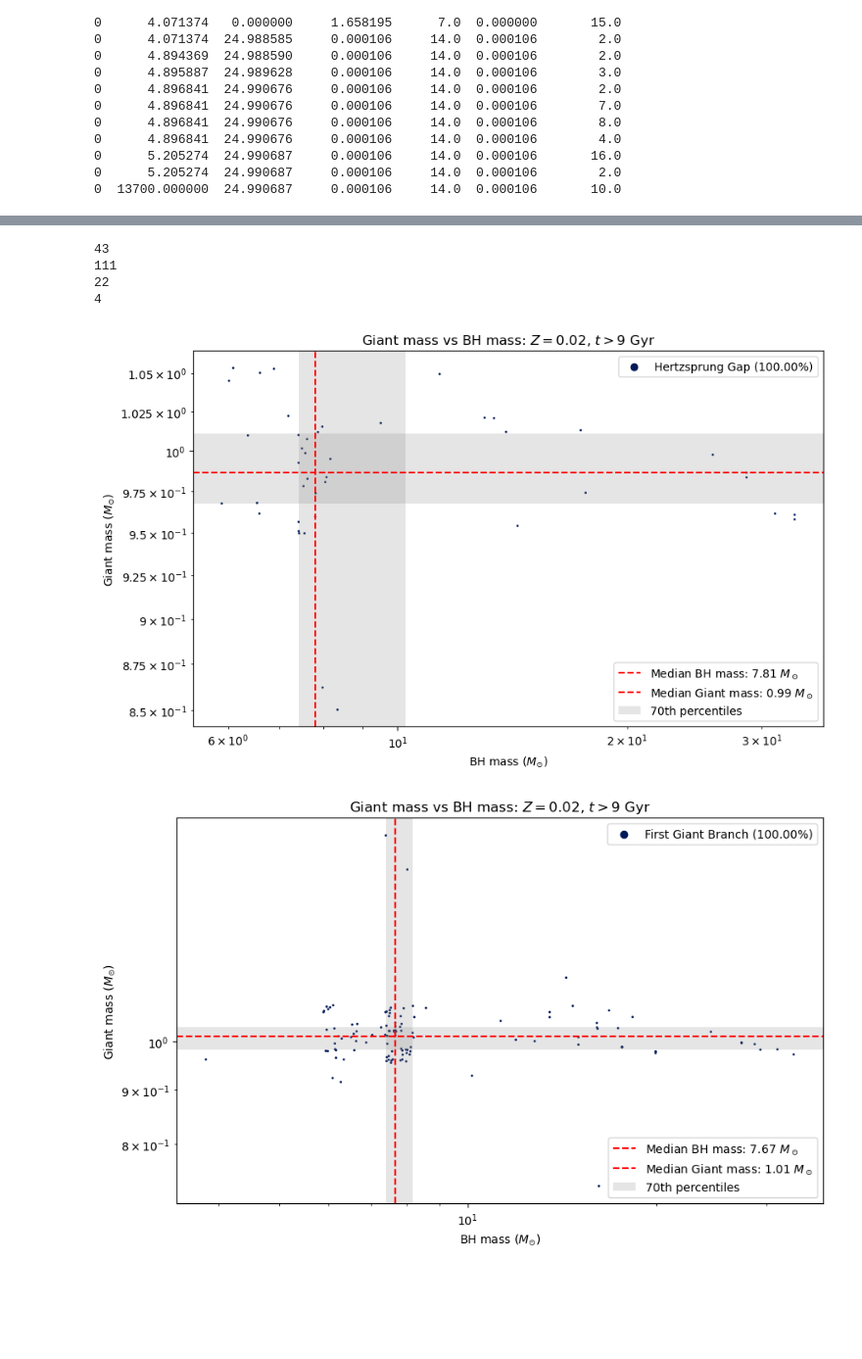
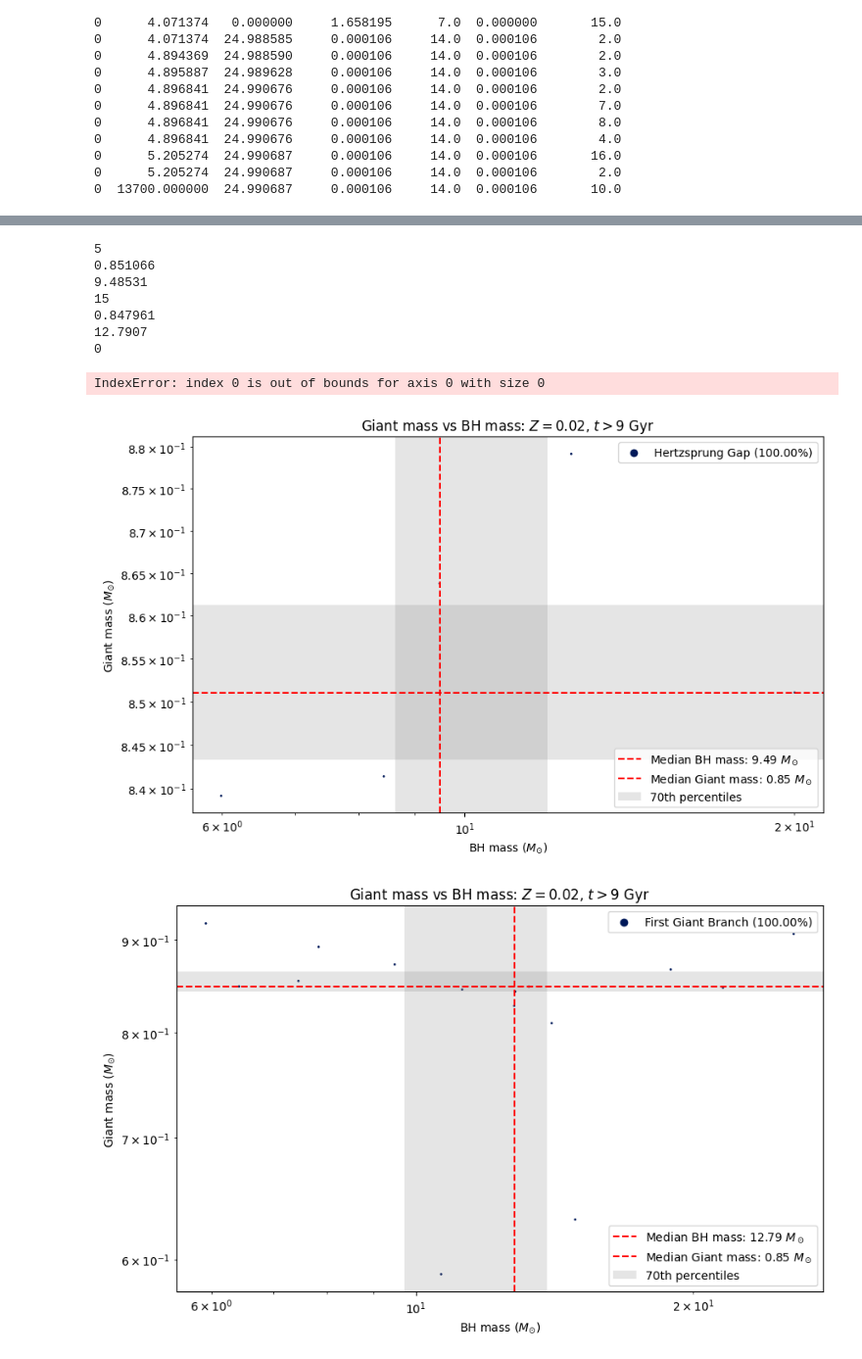
Before and after one commit to Stufffffs/CASSI_2024_code, a Jupyter notebook: cosmic.ipynb, the cells around one changed output, grey strips where cells are left out. Shown at 98% size. Drawn from its saved outputs; the diff is of its cells as text; code cells hidden in the pictures; blank space fills up the shorter version.

Commit message:
cosmic core masses

```diff
--- a/cosmic.ipynb
+++ b/cosmic.ipynb
@@ -94,72 +101,57 @@ output_file_nocollision = 'processed_data/nocollision_GiantBH_data.csv'
 output_file_iscollision = 'processed_data/iscollision_GiantBH_data.csv'
 #header = "#N,#rv,#rg,#z,#t_snapshot[myr],#M1[MSUN],#M2[MSUN],#k1,#k2,#id1,#id2,#sma[AU],#ecc,#bin_star_radius0[RSUN],#bin_star_radius1[RSUN],#snapshot, #roche_lobe1_calc[RSUN], #roche_lobe2_calc[RSUN],#radrol0,#radrol1"
 # %%
-median_giant_masses = []
+median_giant_ids = []
 median_giant_tcolls = []
-
+median_BH_masses = []
 # Load the CSV file into a numpy array
 data = np.loadtxt(output_file_nocollision, delimiter=',', dtype=str, skiprows=1)
 for i in range(2,6):
-
     # Check k
     check_k = np.array(data[:, 19], dtype=float) == float(i)
     data_k = data[check_k]
-
     # Check z
-    check_z = np.array(data_k[:, 3], dtype=float) == 0.02
+    check_z = np.array(data_k[:, 3], dtype=float) == 0.002
     data_z = data_k[check_z]
-
     # Check age
     check_old = np.array(data_z[:, 4], dtype=float) > 9e3
     data_old = data_z[check_old]
-
     mass_BH = data_old[::, 9].astype(float)
     mass_Giant = data_old[::, 11].astype(float)
     type_Giant = data_old[::, 19].astype(float)
     times_GiantBH = data_old[::, 4].astype(float)
+    id_Giant = data_old[::, 10].astype(float)
     print(len(mass_Giant))
-
     colors = cm.batlow(np.linspace(0, 1, len(set(type_Giant))))
-
     # Get unique numbers from the list
     unique_numbers = list(set(type_Giant))
     unique_numbers.sort()
-
     # Create a mapping of unique numbers to colors
     N_to_color = {num: colors[i % len(colors)] for i, num in enumerate(unique_numbers)}
     colors_N = [N_to_color[N] for N in type_Giant]
-
     # Get percentages for each type
     fractions = [100 * list(type_Giant).count(N) / len(type_Giant) for N in unique_numbers]
-
     fig, ax = plt.subplots(figsize=(10, 6))
-
     scatter = ax.scatter(mass_BH, mass_Giant, s=1, color=colors_N)
-
-    median_BH = np.median(mass_BH)
-    median_Giant = np.median(mass_Giant)
     median_Giant_index = np.argsort(mass_Giant)[len(mass_Giant)//2]
-
+    median_BH_index = np.argsort(mass_BH)[len(mass_BH)//2]
+    median_Giant_ids = id_Giant[median_Giant_index]
+    median_BH = mass_BH[median_BH_index]
+    median_Giant = mass_Giant[median_Giant_index]
     time_GiantBH_median = times_GiantBH[median_Giant_index]
-
-
     median_BH_line = ax.axvline(median_BH, color='red', linestyle='--', label=rf'Median BH mass: {median_BH:.2f} $M_\odot$')
     median_Giant_line = ax.axhline(median_Giant, color='red', linestyle='--', label=rf'Median Giant mass: {median_Giant:.2f} $M_\odot$')
-
     mass_Giant_30 = np.percentile(mass_Giant, 30)
     mass_Giant_70 = np.percentile(mass_Giant, 70)
     mass_BH_30 = np.percentile(mass_BH, 30)
     mass_BH_70 = np.percentile(mass_BH, 70)
-
     percentiles = ax.axhspan(mass_Giant_30, mass_Giant_70, color='gray', alpha=0.2, lw=0, label="70th percentiles")
     ax.axvspan(mass_BH_30, mass_BH_70, color='gray', alpha=0.2, lw=0)
-
     ax.set_xlabel(r'BH mass ($M_{\odot}$)')
     ax.set_ylabel(r'Giant mass ($M_{\odot}$)')
     ax.set_title('Giant mass vs BH mass: $Z=0.02$, $t>9$ Gyr')
     ax.set_xscale('log')
     ax.set_yscale('log')
-
     # Define the dictionary for the mapping
     stage_mapping = {
         0: "Main Sequence (MS), $< 0.7 M_\odot$",
@@ -167,41 +159,44 @@ for i in range(2,6):
         2: "Hertzsprung Gap",
         3: "First Giant Branch",
         4: "Core Helium Burning",
         5: "Early Asymptotic Giant Branch (AGB)",
         6: "Thermally Pulsing AGB",
         7: "Naked Helium Star MS",
         8: "Naked Helium Star Hertzsprung Gap",
         9: "Naked Helium Star Giant Branch",
         10: "Helium White Dwarf",
         11: "Carbon/Oxygen White Dwarf",
         12: "Oxygen/Neon White Dwarf",
         13: "Neutron Star",
         14: "Black Hole",
         15: "Massless Remnant"
     }
-
     # Replace integers with corresponding text
     giant_name_types = [stage_mapping[num] for num in unique_numbers]
-
     # Create a legend
     legend_labels = {stage_mapping[N]: f'{stage_mapping[N]} ({frac:.2f}%)' for N, frac in zip(unique_numbers, fractions)}
     legend_handles = []
     for N in unique_numbers:
         label = legend_labels[stage_mapping[N]]
         color = N_to_color[N]
         legend_handles.append(ax.scatter([], [], c=color, label=label))
     first_legend = ax.legend(handles=legend_handles, loc='best')
     ax.add_artist(first_legend)  # Add the first legend as an artist to the axes
-
     # Create the second legend for the median lines
     median_legend = ax.legend(handles=[median_BH_line, median_Giant_line, percentiles], loc='lower right')
-
     median_giant_tcolls.append(time_GiantBH_median)
-    median_giant_masses.append(median_Giant)
+    median_giant_ids.append(median_Giant_ids)
+    median_BH_masses.append(median_BH)
+    print(median_Giant)
+    print(median_BH)
 # %% [output]
-43
-111
-22
-4
+5
+0.851066
+9.48531
+15
+0.847961
+12.7907
+0
+IndexError: index 0 is out of bounds for axis 0 with size 0
-[figure, old version]
+[figure, new version]
-[figure, old version]
+[figure, new version]
```
Also changed, not shown: parts of 15 cells of this notebook, 2 other files.
